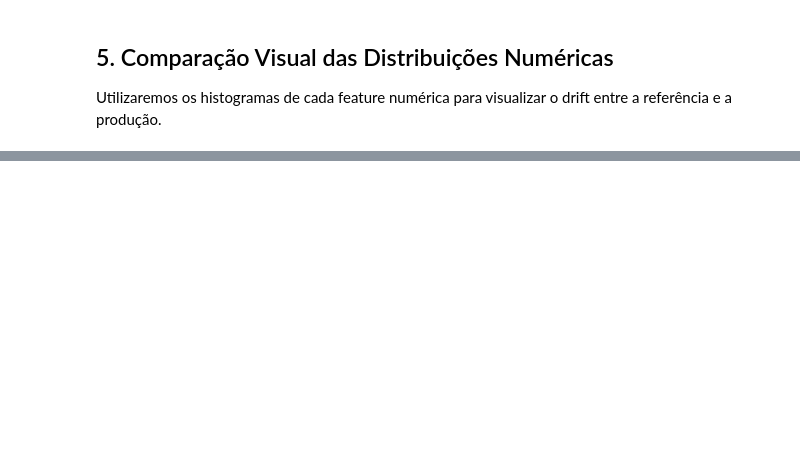
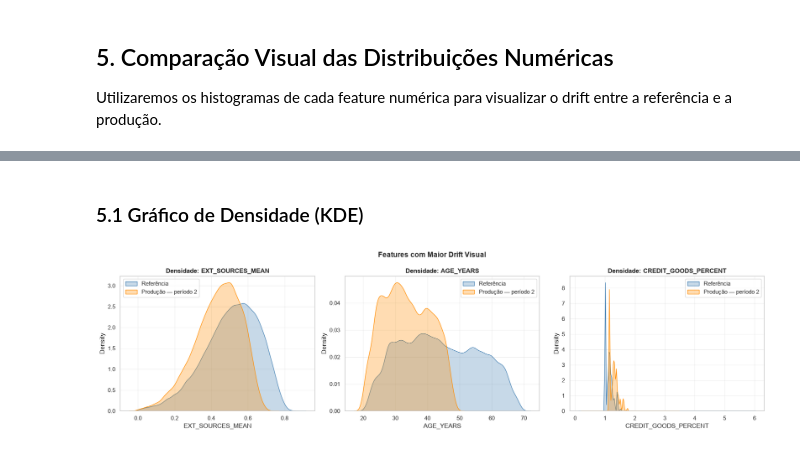
Before and after one commit to devjaynemorais/mle-f4-tech-challenge, a Jupyter notebook: notebooks/01-exploracao.ipynb, the cells around one changed output, grey strips where cells are left out. Cells and saved outputs as stored; diff of their text form; code cells hidden in the pictures; blank space fills up the shorter version.

```diff
--- a/notebooks/01-exploracao.ipynb
+++ b/notebooks/01-exploracao.ipynb
@@ -172,0 +640,36 @@ Utilizaremos os histogramas de cada feature numérica para visualizar o drift en
+# %% [markdown]
+### 5.1 Gráfico de Densidade (KDE)
+# %%
+features = ["EXT_SOURCES_MEAN", "AGE_YEARS", "CREDIT_GOODS_PERCENT"]
+
+fig, axes = plt.subplots(1, 3, figsize=(18, 5))
+
+for ax, col in zip(axes, features):
+    sns.kdeplot(
+        data=ref_data,
+        x=col,
+        ax=ax,
+        label="Referência",
+        color="steelblue",
+        fill=True,
+        alpha=0.3,
+    )
+    sns.kdeplot(
+        data=prod_periodo2,
+        x=col,
+        ax=ax,
+        label="Produção — período 2",
+        color="darkorange",
+        fill=True,
+        alpha=0.3,
+    )
+
+    ax.set_title(f"Densidade: {col}", fontsize=12, fontweight="bold")
+    ax.legend()
+    ax.grid(True, alpha=0.3)
+
+fig.suptitle("Features com Maior Drift Visual", fontsize=14, fontweight="bold")
+fig.tight_layout()
+plt.show()
+# %% [output]
+[figure, added]
```
Also changed, not shown: parts of 30 cells of this notebook, 15 other files.
